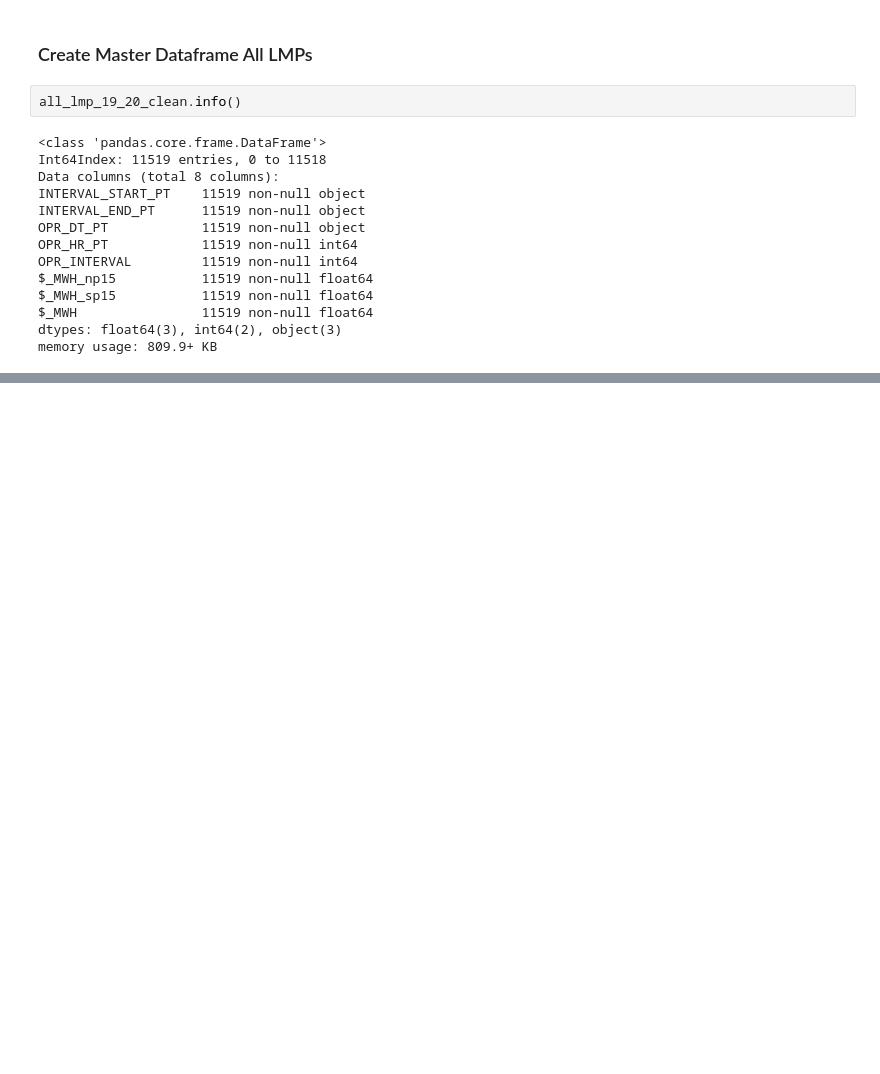
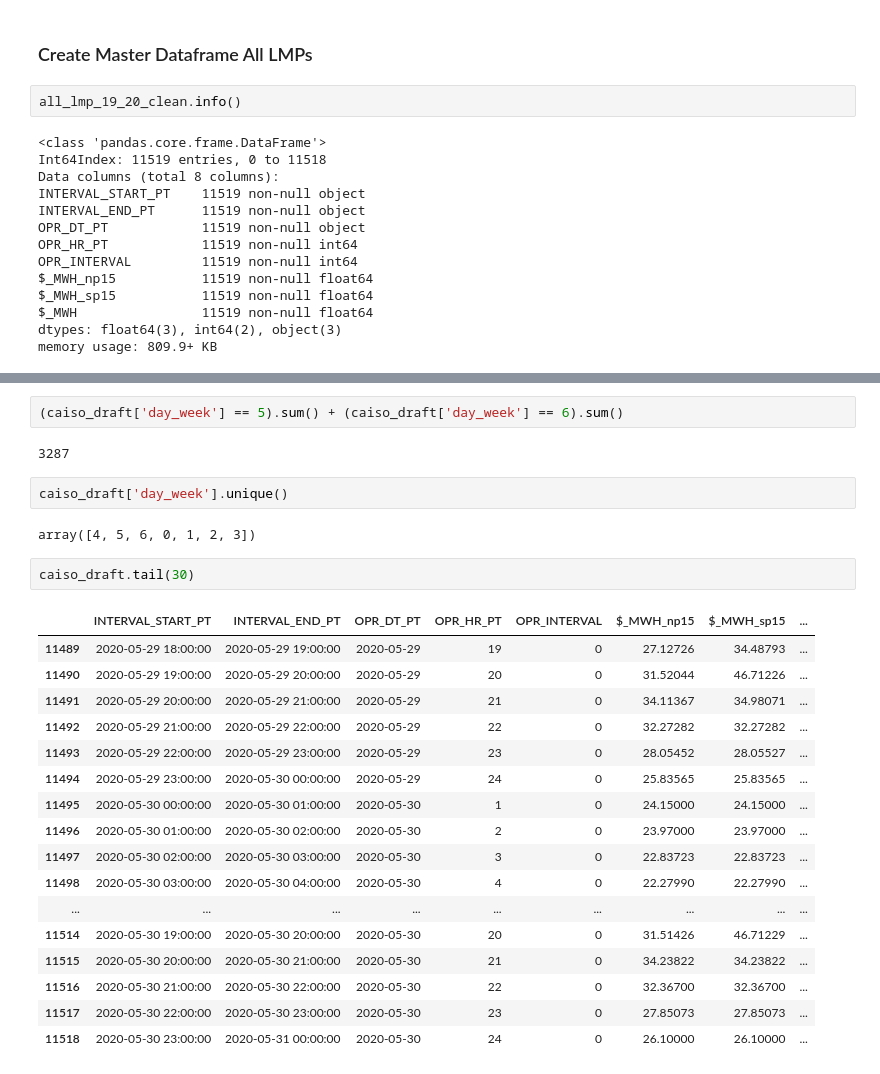
Before and after one commit to Morgan-Sell/caiso-price-forecast, a Jupyter notebook: caiso-eda.ipynb, the cells around one changed output, grey strips where cells are left out. Drawn from its saved outputs; the diff is of its cells as text; blank space fills up the shorter version.

```diff
--- a/caiso-eda.ipynb
+++ b/caiso-eda.ipynb
@@ -700,0 +742,28 @@ plt.tight_layout();
+# %%
+(caiso_draft['day_week'] == 5).sum() + (caiso_draft['day_week'] == 6).sum()
+# %% [output]
+3287
+# %%
+caiso_draft['day_week'].unique()
+# %% [output]
+array([4, 5, 6, 0, 1, 2, 3])
+# %%
+caiso_draft.tail(30)
+# %% [output]
+|  | INTERVAL_START_PT | INTERVAL_END_PT | OPR_DT_PT | OPR_HR_PT | OPR_INTERVAL | $_MWH_np15 | $_MWH_sp15 | ... |
+| 11489 | 2020-05-29 18:00:00 | 2020-05-29 19:00:00 | 2020-05-29 | 19 | 0 | 27.12726 | 34.48793 | ... |
+| 11490 | 2020-05-29 19:00:00 | 2020-05-29 20:00:00 | 2020-05-29 | 20 | 0 | 31.52044 | 46.71226 | ... |
+| 11491 | 2020-05-29 20:00:00 | 2020-05-29 21:00:00 | 2020-05-29 | 21 | 0 | 34.11367 | 34.98071 | ... |
+| 11492 | 2020-05-29 21:00:00 | 2020-05-29 22:00:00 | 2020-05-29 | 22 | 0 | 32.27282 | 32.27282 | ... |
+| 11493 | 2020-05-29 22:00:00 | 2020-05-29 23:00:00 | 2020-05-29 | 23 | 0 | 28.05452 | 28.05527 | ... |
+| 11494 | 2020-05-29 23:00:00 | 2020-05-30 00:00:00 | 2020-05-29 | 24 | 0 | 25.83565 | 25.83565 | ... |
+| 11495 | 2020-05-30 00:00:00 | 2020-05-30 01:00:00 | 2020-05-30 | 1 | 0 | 24.15000 | 24.15000 | ... |
+| 11496 | 2020-05-30 01:00:00 | 2020-05-30 02:00:00 | 2020-05-30 | 2 | 0 | 23.97000 | 23.97000 | ... |
+| 11497 | 2020-05-30 02:00:00 | 2020-05-30 03:00:00 | 2020-05-30 | 3 | 0 | 22.83723 | 22.83723 | ... |
+| 11498 | 2020-05-30 03:00:00 | 2020-05-30 04:00:00 | 2020-05-30 | 4 | 0 | 22.27990 | 22.27990 | ... |
+| ... | ... | ... | ... | ... | ... | ... | ... | ... |
+| 11514 | 2020-05-30 19:00:00 | 2020-05-30 20:00:00 | 2020-05-30 | 20 | 0 | 31.51426 | 46.71229 | ... |
+| 11515 | 2020-05-30 20:00:00 | 2020-05-30 21:00:00 | 2020-05-30 | 21 | 0 | 34.23822 | 34.23822 | ... |
+| 11516 | 2020-05-30 21:00:00 | 2020-05-30 22:00:00 | 2020-05-30 | 22 | 0 | 32.36700 | 32.36700 | ... |
+| 11517 | 2020-05-30 22:00:00 | 2020-05-30 23:00:00 | 2020-05-30 | 23 | 0 | 27.85073 | 27.85073 | ... |
+| 11518 | 2020-05-30 23:00:00 | 2020-05-31 00:00:00 | 2020-05-30 | 24 | 0 | 26.10000 | 26.10000 | ... |
```
Also changed, not shown: parts of 8 cells of this notebook.
